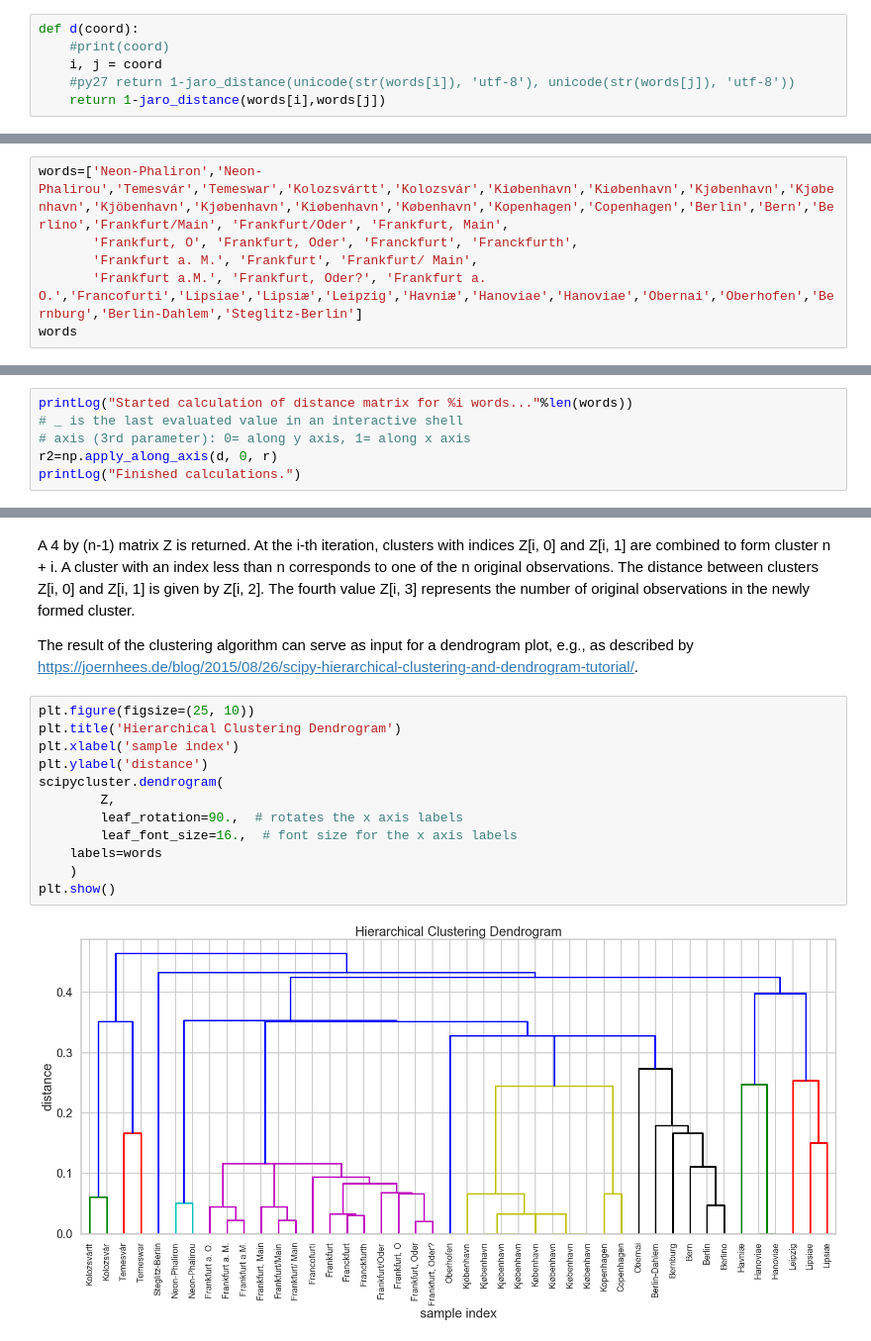
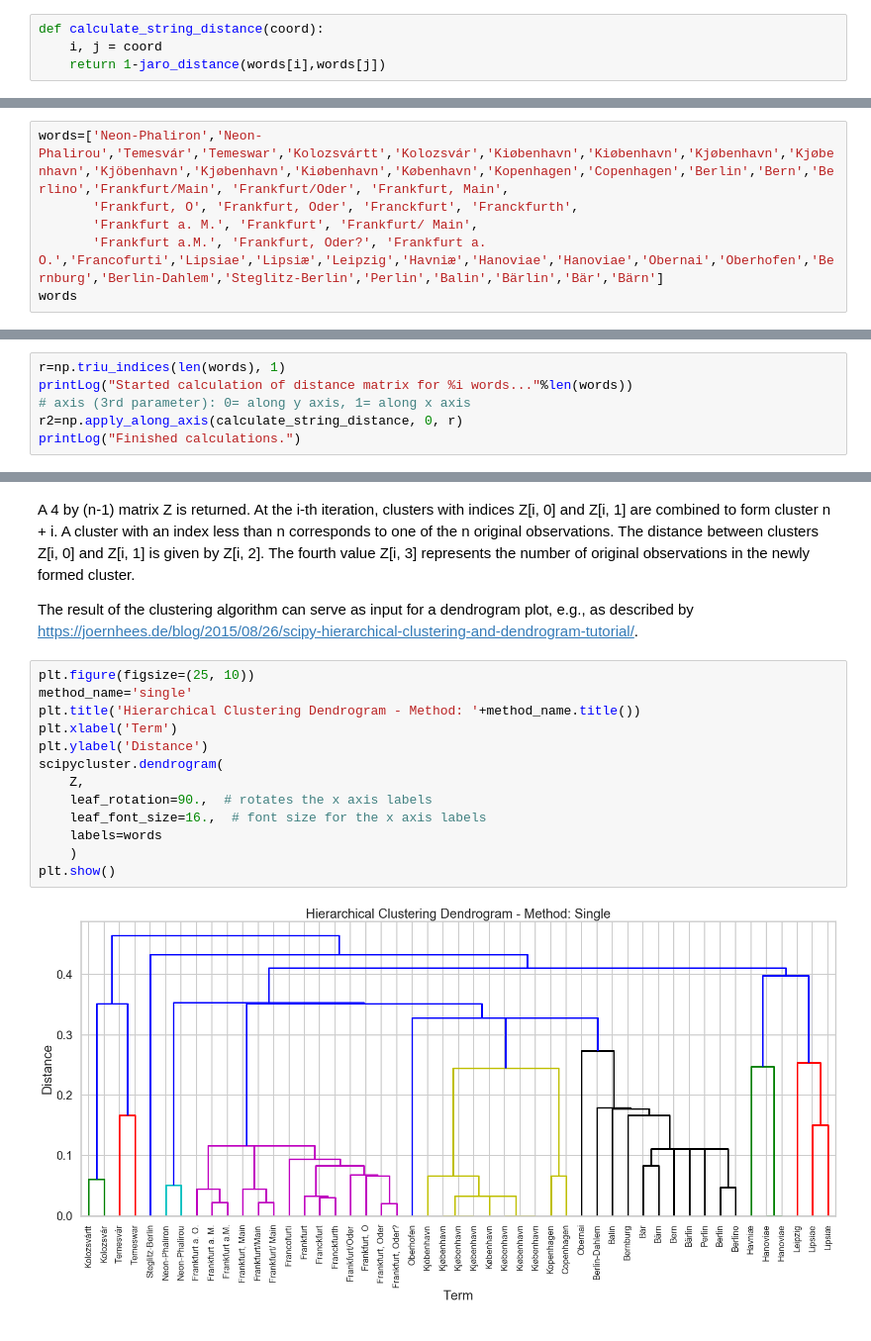
Before and after one commit to elektrobohemian/courses, a Jupyter notebook: hu_ibi/clustering_demo.ipynb, the cells around one changed output, grey strips where cells are left out. Shown at 99% size. Saved outputs shown, nothing was run; the diff lists cells and outputs as text.

Commit message:
Update clustering_demo.ipynb
* added different agglomerative clustering methods and preprocessing with metaphone and soundex

```diff
--- a/hu_ibi/clustering_demo.ipynb
+++ b/hu_ibi/clustering_demo.ipynb
@@ -160,6 +177,4 @@ First, we have to define the distance function to build our distance matrix.
 # %%
-def d(coord):
-    #print(coord)
+def calculate_string_distance(coord):
     i, j = coord
-    #py27 return 1-jaro_distance(unicode(str(words[i]), 'utf-8'), unicode(str(words[j]), 'utf-8'))
     return 1-jaro_distance(words[i],words[j])
@@ -167,7 +186,7 @@ def d(coord):
 words=['Neon-Phaliron','Neon-Phalirou','Temesvár','Temeswar','Kolozsvártt','Kolozsvár','Kiøbenhavn','Kiøbenhavn','Kjøbenhavn','Kjøbenhavn','Kjöbenhavn','Kjøbenhavn','Kiøbenhavn','København','Kopenhagen','Copenhagen','Berlin','Bern','Berlino','Frankfurt/Main', 'Frankfurt/Oder', 'Frankfurt, Main',
        'Frankfurt, O', 'Frankfurt, Oder', 'Franckfurt', 'Franckfurth',
        'Frankfurt a. M.', 'Frankfurt', 'Frankfurt/ Main',
-       'Frankfurt a.M.', 'Frankfurt, Oder?', 'Frankfurt a. O.','Francofurti','Lipsiae','Lipsiæ','Leipzig','Havniæ','Hanoviae','Hanoviae','Obernai','Oberhofen','Bernburg','Berlin-Dahlem','Steglitz-Berlin']
+       'Frankfurt a.M.', 'Frankfurt, Oder?', 'Frankfurt a. O.','Francofurti','Lipsiae','Lipsiæ','Leipzig','Havniæ','Hanoviae','Hanoviae','Obernai','Oberhofen','Bernburg','Berlin-Dahlem','Steglitz-Berlin','Perlin','Balin','Bärlin','Bär','Bärn']
 words
 # %% [output]
 ['Neon-Phaliron',
@@ -192,7 +211,7 @@ r=np.triu_indices(len(words), 1)
 # %%
+r=np.triu_indices(len(words), 1)
 printLog("Started calculation of distance matrix for %i words..."%len(words))
-# _ is the last evaluated value in an interactive shell
 # axis (3rd parameter): 0= along y axis, 1= along x axis
-r2=np.apply_along_axis(d, 0, r)
+r2=np.apply_along_axis(calculate_string_distance, 0, r)
 printLog("Finished calculations.")
 # %% [output]
@@ -209,15 +230,16 @@ The result of the clustering algorithm can serve as input for a dendrogram plot,
 https://joernhees.de/blog/2015/08/26/scipy-hierarchical-clustering-and-dendrogram-tutorial/.
 # %%
 plt.figure(figsize=(25, 10))
-plt.title('Hierarchical Clustering Dendrogram')
-plt.xlabel('sample index')
-plt.ylabel('distance')
+method_name='single'
+plt.title('Hierarchical Clustering Dendrogram - Method: '+method_name.title())
+plt.xlabel('Term')
+plt.ylabel('Distance')
 scipycluster.dendrogram(
-        Z,
-        leaf_rotation=90.,  # rotates the x axis labels
-        leaf_font_size=16.,  # font size for the x axis labels
+    Z,
+    leaf_rotation=90.,  # rotates the x axis labels
+    leaf_font_size=16.,  # font size for the x axis labels
     labels=words
     )
 plt.show()
 # %% [output]
-[figure, old version]
+[figure, new version]
```
Also changed, not shown: parts of 21 cells of this notebook.
